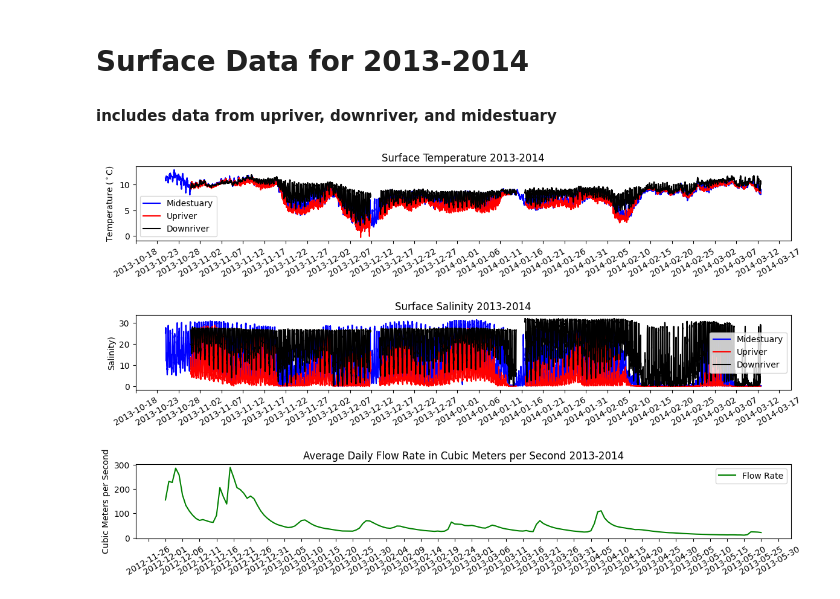
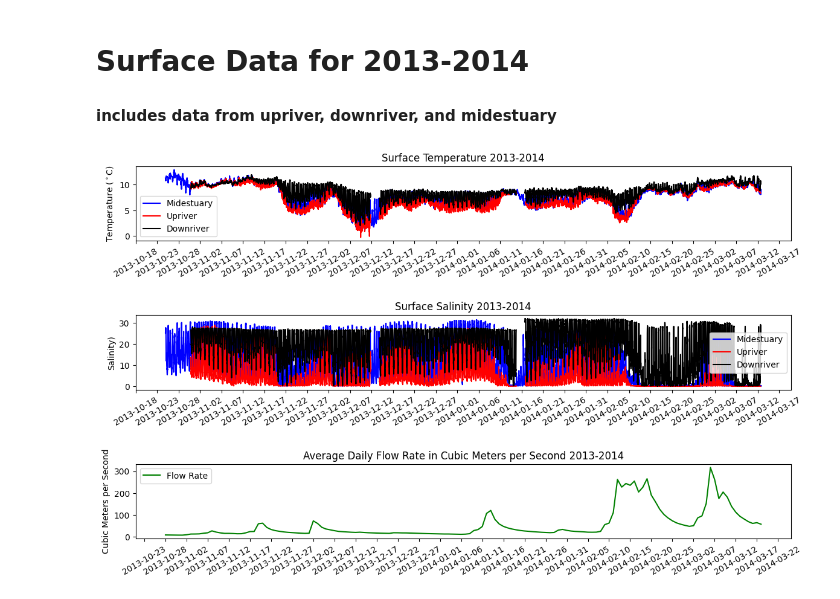
Before and after one commit to lebedevn/Alsea-Estuary-Data, a Jupyter notebook: surface_2013_2014.ipynb, the cells around one changed output. Drawn from its saved outputs; the diff is of its cells as text; code cells hidden in the pictures.

Commit message:
csv files complete & graphs complete

```diff
--- a/surface_2013_2014.ipynb
+++ b/surface_2013_2014.ipynb
@@ -101,7 +101,7 @@ matDDSF.to_csv(r'C:2013_14\\Downriver_Surface13_14.csv', index = False)
 matUDSF.to_csv(r'C:2013_14\\Upriver_Surface13_14.csv', index = False)
 
 #reading in flow data
-flowDF = pd.read_csv('2012_2013alsea.csv')
+flowDF = pd.read_csv('2013_2014alsea.csv')
 flowDF['fRate'] = flowDF['max_va'] * 0.0283168
 #create a new column for flow dates
 for index, row in flowDF.iterrows():
@@ -126,31 +126,31 @@ plt.setp(axflow, ylabel = "Cubic Meters per Second")
 #plot the data on the proper plot
 axtemp.plot(tmsMidriver, matMidFlatDF['TS'], color = 'blue', label='Midestuary')
 axtemp.plot(tmsUSurfaceriver, matUDSF['T'], color = 'red', label = 'Upriver')
 axtemp.plot(tmsDSurfaceriver, matDDSF['T'], color = 'black', label = 'Downriver')
 
 axsal.plot(tmsMidriver,matMidFlatDF['SS'],color = 'blue', label = "Midestuary")
 axsal.plot(tmsUSurfaceriver, matUDSF['S'],color = 'red', label = "Upriver")
 axsal.plot(tmsDSurfaceriver, matDDSF['S'],color = 'black', label = "Downriver")
 
 axflow.plot(tmsFlow,flowDF['fRate'], color = 'green', label = 'Flow Rate')
 
 
 # Change the tick interval
 axtemp.xaxis.set_major_locator(mdates.DayLocator(interval=5))
 axsal.xaxis.set_major_locator(mdates.DayLocator(interval=5))
 axflow.xaxis.set_major_locator(mdates.DayLocator(interval=5))
 
 # Puts x-axis labels on an angle
 axtemp.xaxis.set_tick_params(rotation = 30)
 axsal.xaxis.set_tick_params(rotation = 30)
 axflow.xaxis.set_tick_params(rotation = 30)
 
 #adjust space between the plots
 plt.subplots_adjust(hspace=1)
 
 axtemp.legend()
 axsal.legend()
 axflow.legend()
 plt.show()
 # %% [output]
-[figure, old version]
+[figure, new version]
```
Also changed, not shown: 4 other files.
